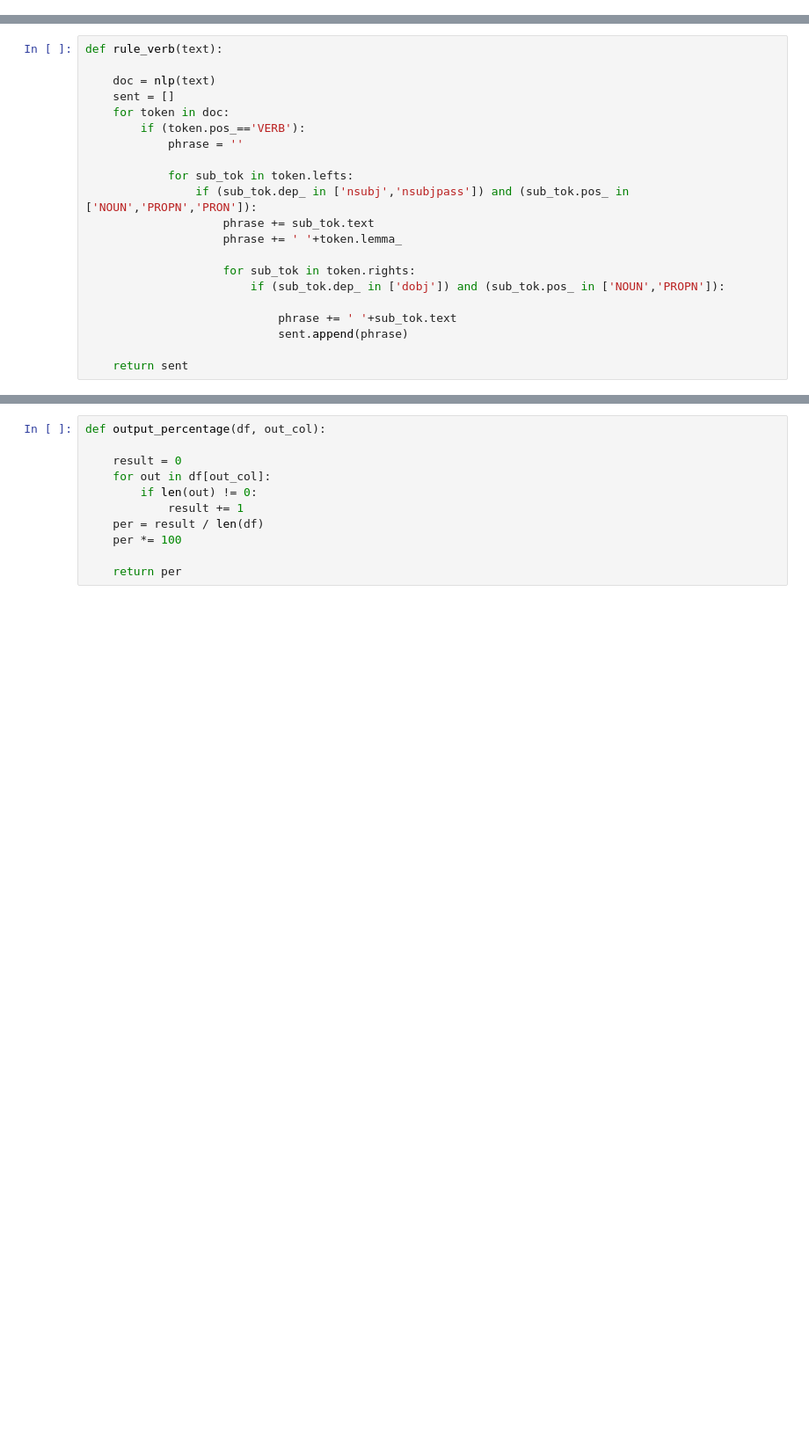
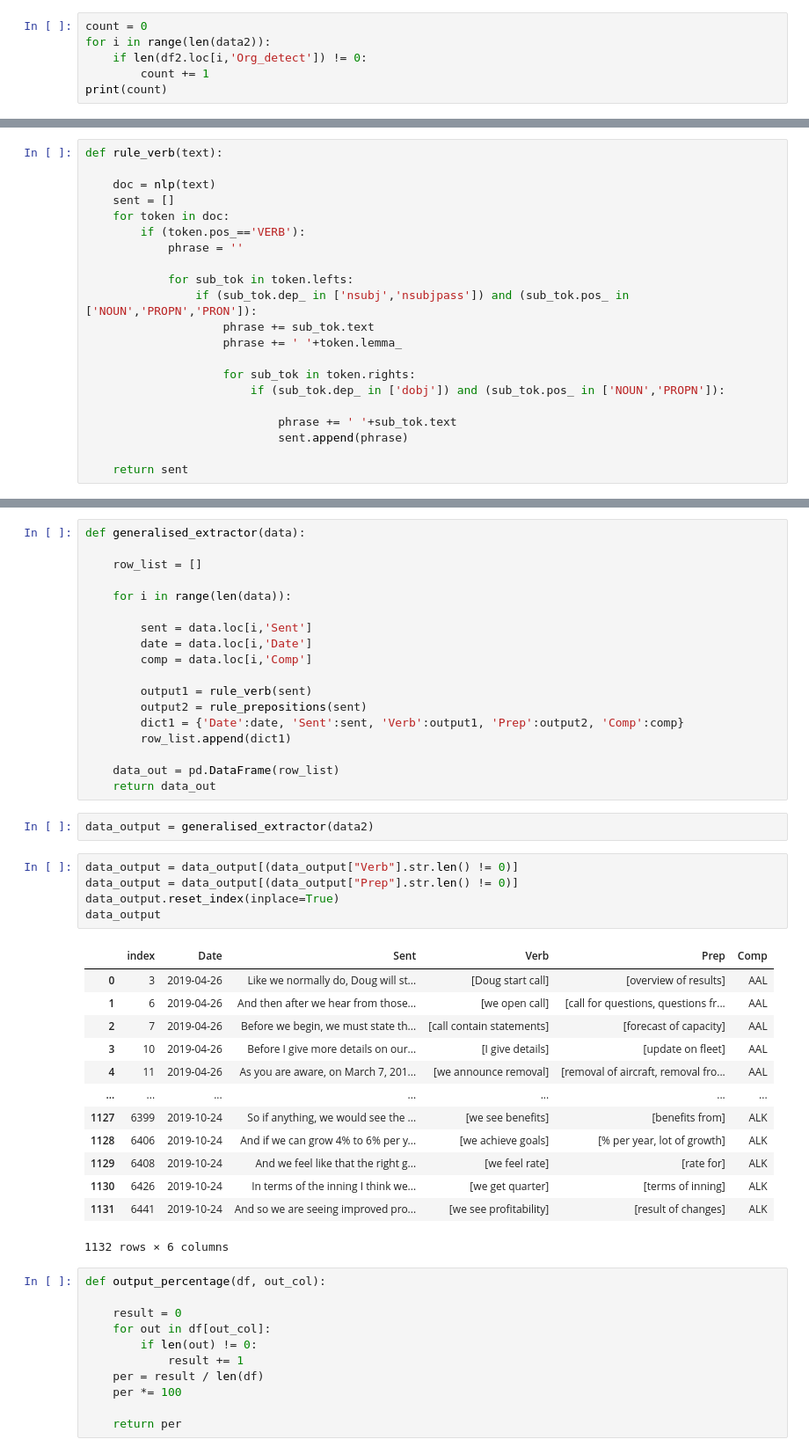
Before and after one commit to michaelmml/NLP-Information-Extraction, a Jupyter notebook: CompanyTranscript.ipynb, the cells around one changed output, grey strips where cells are left out. Shown: that part at 88% size. Saved outputs shown, nothing was run; the diff lists cells and outputs as text; blank space fills up the shorter version.

```diff
--- a/CompanyTranscript.ipynb
+++ b/CompanyTranscript.ipynb
@@ -1166,3 +1189,9 @@ df2
+# %%
+count = 0
+for i in range(len(data2)):
+    if len(df2.loc[i,'Org_detect']) != 0:
+        count += 1
+print(count)
 # %% [markdown]
 ## Understanding the Structure and Pattern of Texts
 # %%
@@ -1196,3 +1249,42 @@ def rule_verb(text):
+# %%
+def generalised_extractor(data):
+
+    row_list = []
+
+    for i in range(len(data)):
+
+        sent = data.loc[i,'Sent']
+        date = data.loc[i,'Date']
+        comp = data.loc[i,'Comp']
+
+        output1 = rule_verb(sent)
+        output2 = rule_prepositions(sent)
+        dict1 = {'Date':date, 'Sent':sent, 'Verb':output1, 'Prep':output2, 'Comp':comp}
+        row_list.append(dict1)
+
+    data_out = pd.DataFrame(row_list)
+    return data_out
+# %%
+data_output = generalised_extractor(data2)
+# %%
+data_output = data_output[(data_output["Verb"].str.len() != 0)]
+data_output = data_output[(data_output["Prep"].str.len() != 0)]
+data_output.reset_index(inplace=True)
+data_output
+# %% [output]
+|  | index | Date | Sent | Verb | Prep | Comp |
+| 0 | 3 | 2019-04-26 | Like we normally do, Doug will st... | [Doug start call] | [overview of results] | AAL |
+| 1 | 6 | 2019-04-26 | And then after we hear from those... | [we open call] | [call for questions, questions fr... | AAL |
+| 2 | 7 | 2019-04-26 | Before we begin, we must state th... | [call contain statements] | [forecast of capacity] | AAL |
+| 3 | 10 | 2019-04-26 | Before I give more details on our... | [I give details] | [update on fleet] | AAL |
+| 4 | 11 | 2019-04-26 | As you are aware, on March 7, 201... | [we announce removal] | [removal of aircraft, removal fro... | AAL |
+| ... | ... | ... | ... | ... | ... | ... |
+| 1127 | 6399 | 2019-10-24 | So if anything, we would see the ... | [we see benefits] | [benefits from] | ALK |
+| 1128 | 6406 | 2019-10-24 | And if we can grow 4% to 6% per y... | [we achieve goals] | [% per year, lot of growth] | ALK |
+| 1129 | 6408 | 2019-10-24 | And we feel like that the right g... | [we feel rate] | [rate for] | ALK |
+| 1130 | 6426 | 2019-10-24 | In terms of the inning I think we... | [we get quarter] | [terms of inning] | ALK |
+| 1131 | 6441 | 2019-10-24 | And so we are seeing improved pro... | [we see profitability] | [result of changes] | ALK |
+1132 rows × 6 columns
 # %%
 def output_percentage(df, out_col):
 
```
Also changed, not shown: parts of 80 cells of this notebook.
